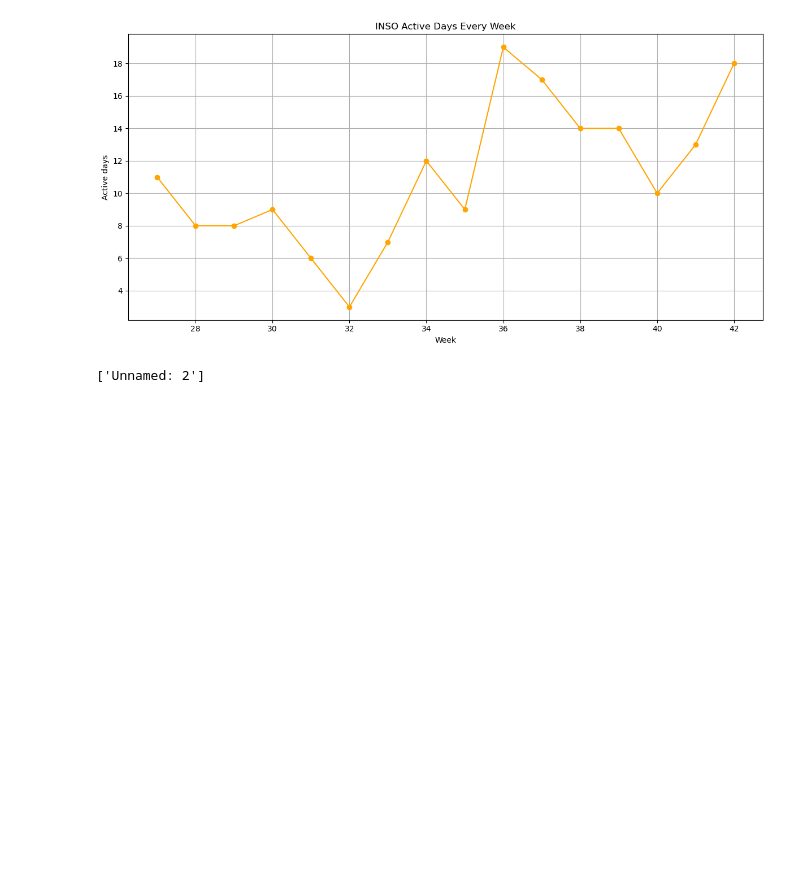
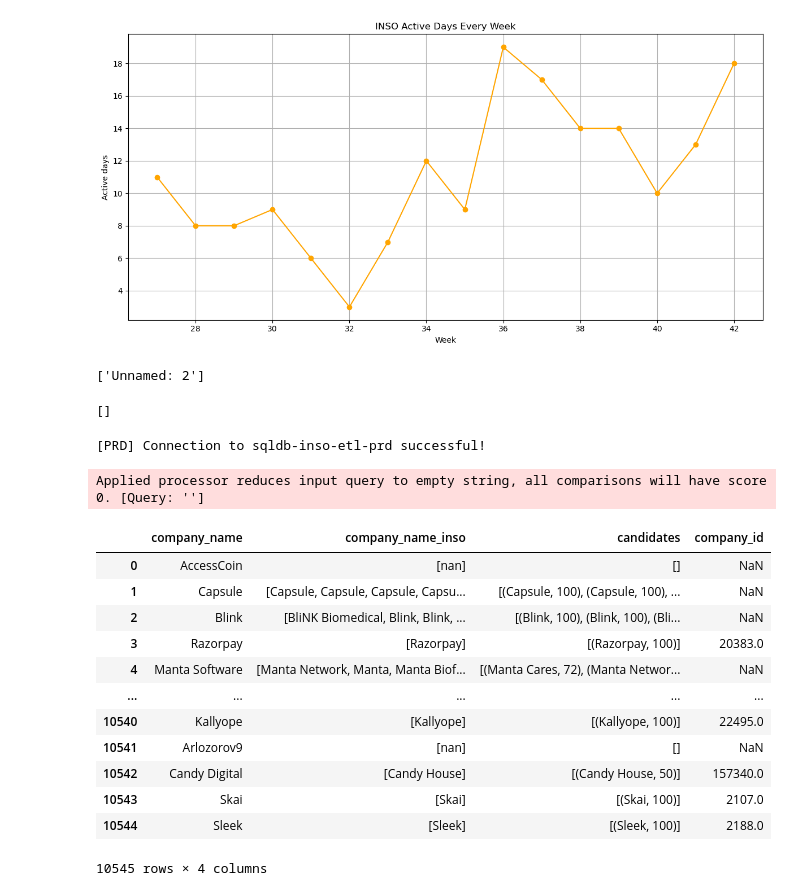
Before and after one commit to Steven-cpp/tableGPT, a Jupyter notebook: test.ipynb, the cells around one changed output. Drawn from its saved outputs; the diff is of its cells as text; code cells hidden in the pictures; blank space fills up the shorter version.

```diff
--- a/test.ipynb
+++ b/test.ipynb
@@ -610,3 +643,38 @@ for col in df.select_dtypes(include='object').columns:
 filtered_cols
 # %% [output]
 ['Unnamed: 2']
+# %%
+from thefuzz import process, fuzz
+
+cand = 'Neural Magic'
+portco_name = 'Neuralmagic'
+score_val = fuzz.partial_ratio(cand, portco_name)
+score_val
+
+process.extract('Neural Magic', [], scorer=fuzz.partial_ratio)
+# %% [output]
+[]
+# %%
+import sys
+sys.path.append('./src')
+
+from validator import match_inso
+
+port_company_matched = match_inso(mode='full', csv_path='test/portco_name.csv')
+port_company_matched
+# %% [output]
+[PRD] Connection to sqldb-inso-etl-prd successful!
+Applied processor reduces input query to empty string, all comparisons will have score 0. [Query: '']
+|  | company_name | company_name_inso | candidates | company_id |
+| 0 | AccessCoin | [nan] | [] | NaN |
+| 1 | Capsule | [Capsule, Capsule, Capsule, Capsu... | [(Capsule, 100), (Capsule, 100), ... | NaN |
+| 2 | Blink | [BliNK Biomedical, Blink, Blink, ... | [(Blink, 100), (Blink, 100), (Bli... | NaN |
+| 3 | Razorpay | [Razorpay] | [(Razorpay, 100)] | 20383.0 |
+| 4 | Manta Software | [Manta Network, Manta, Manta Biof... | [(Manta Cares, 72), (Manta Networ... | NaN |
+| ... | ... | ... | ... | ... |
+| 10540 | Kallyope | [Kallyope] | [(Kallyope, 100)] | 22495.0 |
+| 10541 | Arlozorov9 | [nan] | [] | NaN |
+| 10542 | Candy Digital | [Candy House] | [(Candy House, 50)] | 157340.0 |
+| 10543 | Skai | [Skai] | [(Skai, 100)] | 2107.0 |
+| 10544 | Sleek | [Sleek] | [(Sleek, 100)] | 2188.0 |
+10545 rows × 4 columns
```
Also changed, not shown: parts of 7 cells of this notebook, 1 other file.
